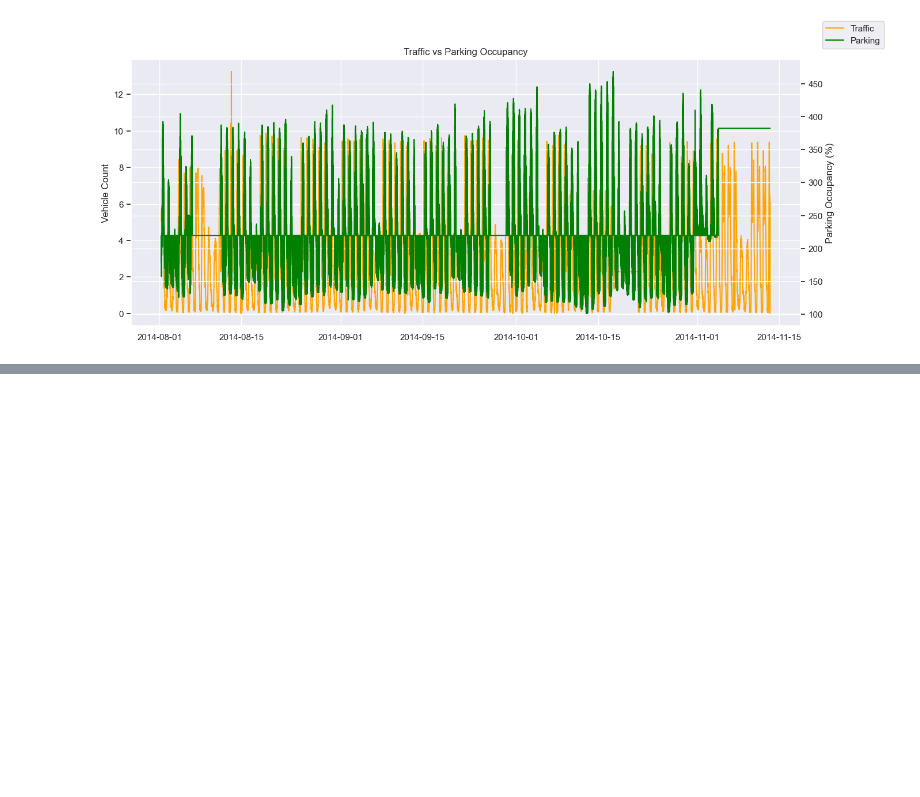
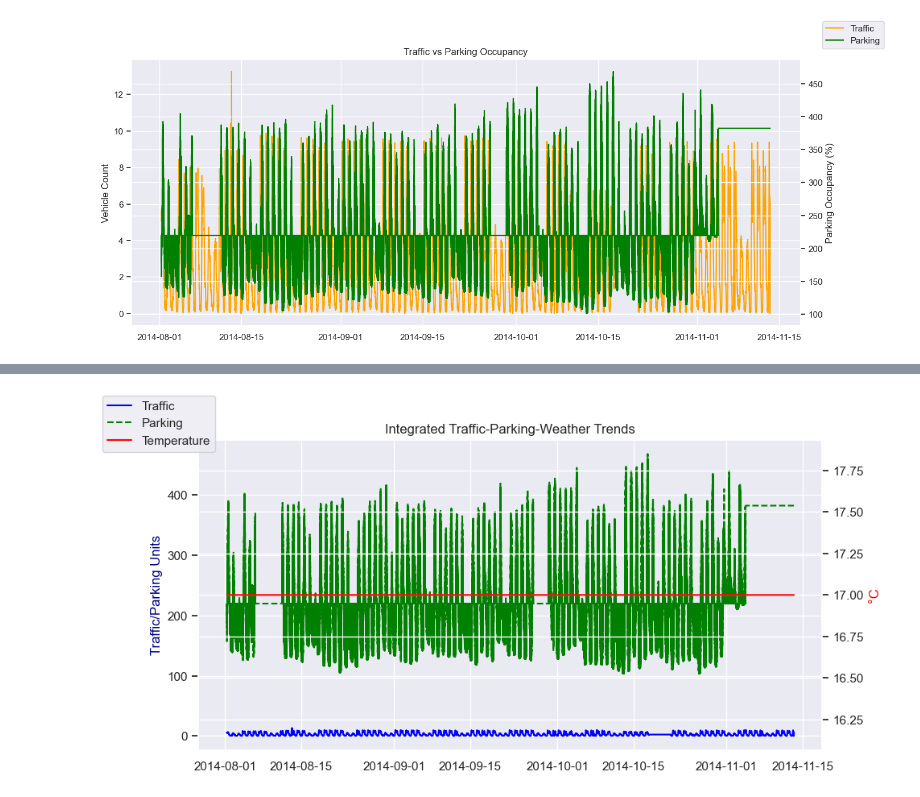
Before and after one commit to victorhg/aai-530-final-project, a Jupyter notebook: analysis/EDA_smart_city.ipynb, the cells around one changed output, grey strips where cells are left out. Cells and saved outputs as stored; diff of their text form; code cells hidden in the pictures; blank space fills up the shorter version.

```diff
--- a/analysis/EDA_smart_city.ipynb
+++ b/analysis/EDA_smart_city.ipynb
@@ -254,0 +310,21 @@ plt.show()
+# %%
+fig, ax1 = plt.subplots(figsize=(10,5))
+
+# Traffic and Parking
+ax1.plot(combined_weather_traffic_parking_df.index, combined_weather_traffic_parking_df['vehicle_count'],
+        color='blue', label='Traffic')
+ax1.plot(combined_weather_traffic_parking_df.index, combined_weather_traffic_parking_df['parking_occupancy'],
+        color='green', linestyle='--', label='Parking')
+ax1.set_ylabel('Traffic/Parking Units', color='navy')
+
+# Weather (Temperature)
+ax2 = ax1.twinx()
+ax2.plot(combined_weather_traffic_parking_df.index, combined_weather_traffic_parking_df['tempm'],
+        color='red', label='Temperature')
+ax2.set_ylabel('°C', color='red')
+
+plt.title('Integrated Traffic-Parking-Weather Trends')
+fig.legend(loc='upper left')
+plt.show()
+# %% [output]
+[figure, added]
```
Also changed, not shown: parts of 10 cells of this notebook, 1 other file.
